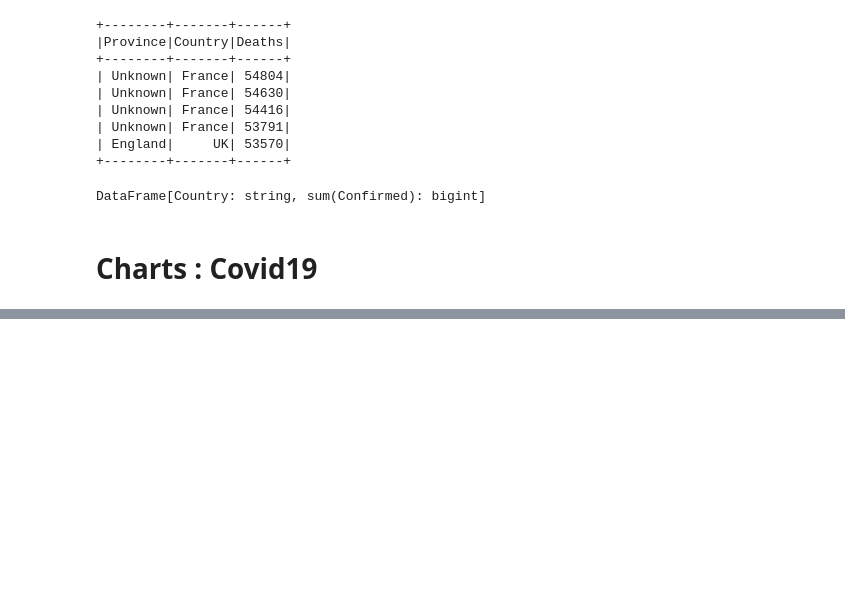
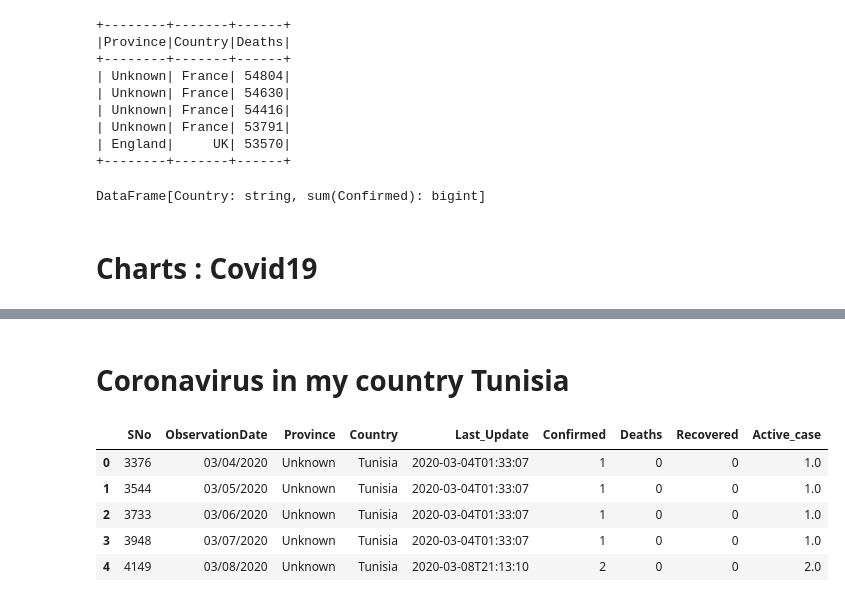
Before and after one commit to hachemwasli/SUAS-Project-Apache-Spark, a Jupyter notebook: covid19_Spark.ipynb, the cells around one changed output, grey strips where cells are left out. Drawn from its saved outputs; the diff is of its cells as text; code cells hidden in the pictures; blank space fills up the shorter version.

Commit message:
charts covid done

```diff
--- a/covid19_Spark.ipynb
+++ b/covid19_Spark.ipynb
@@ -509,0 +423,27 @@ plt.show()
+# %%
+# Evolution of Confirmed cases over time in the world
+import plotly.express as px
+import plotly.graph_objects as go
+sqlContext.registerDataFrameAsTable(df, "data_table")
+
+df1=sqlContext.sql("SELECT * FROM Covid19")
+
+data =df1.toPandas()
+Data = data[data['ObservationDate'] == max(data['ObservationDate'])].reset_index()
+Data_world = Data.groupby(["ObservationDate"])[["Confirmed","Active_case","Recovered","Deaths"]].sum().reset_index()
+data_over_time= data.groupby(["ObservationDate"])[["Confirmed","Active_case","Recovered","Deaths"]].sum().reset_index().sort_values("ObservationDate",ascending=True).reset_index(drop=True)
+fig = go.Figure()
+fig.add_trace(go.Scatter(x=data_over_time.index, y=data_over_time['Confirmed'],
+                    mode='lines',
+                    name='Confirmed cases'))
+
+
+fig.update_layout(
+    title='Evolution of Confirmed cases over time in the word',
+        template='plotly_white',
+      yaxis_title="Confirmed cases",
+    xaxis_title="Days",
+
+)
+
+fig.show()
@@ -509,0 +585,12 @@ plt.show()
+# %% [markdown]
+# Coronavirus in my country Tunisia
+# %%
+Data_tunisia = data [(data['Country'] == 'Tunisia') ].reset_index(drop=True)
+Data_tunisia.head()
+# %% [output]
+|  | SNo | ObservationDate | Province | Country | Last_Update | Confirmed | Deaths | Recovered | Active_case |
+| 0 | 3376 | 03/04/2020 | Unknown | Tunisia | 2020-03-04T01:33:07 | 1 | 0 | 0 | 1.0 |
+| 1 | 3544 | 03/05/2020 | Unknown | Tunisia | 2020-03-04T01:33:07 | 1 | 0 | 0 | 1.0 |
+| 2 | 3733 | 03/06/2020 | Unknown | Tunisia | 2020-03-04T01:33:07 | 1 | 0 | 0 | 1.0 |
+| 3 | 3948 | 03/07/2020 | Unknown | Tunisia | 2020-03-04T01:33:07 | 1 | 0 | 0 | 1.0 |
+| 4 | 4149 | 03/08/2020 | Unknown | Tunisia | 2020-03-08T21:13:10 | 2 | 0 | 0 | 2.0 |
```
Also changed, not shown: parts of 22 cells of this notebook.
